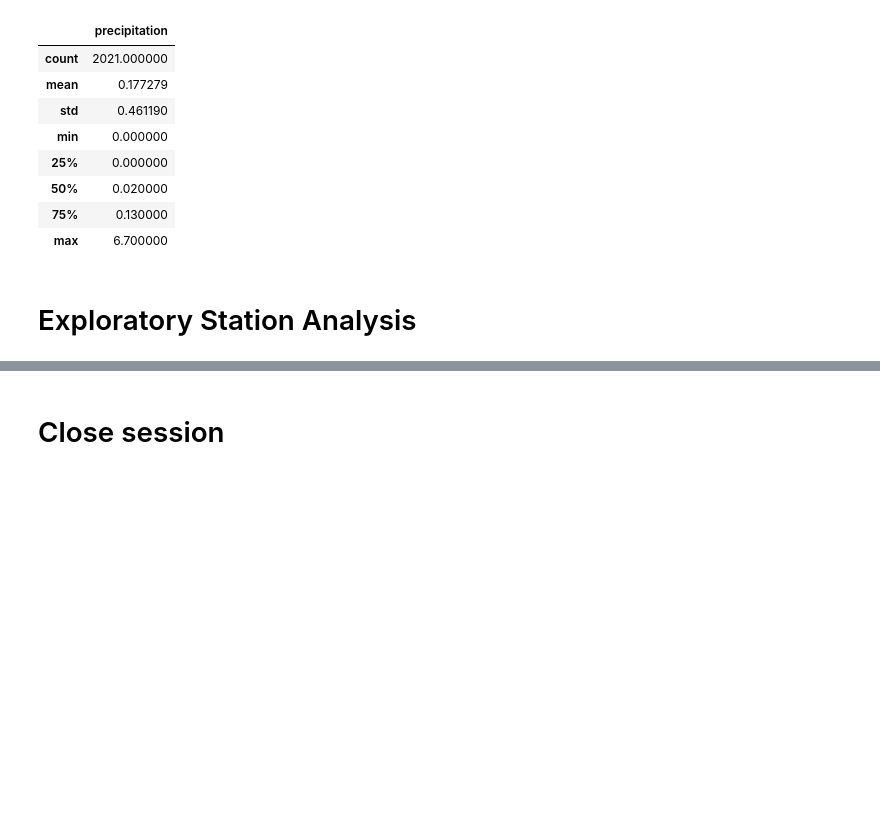
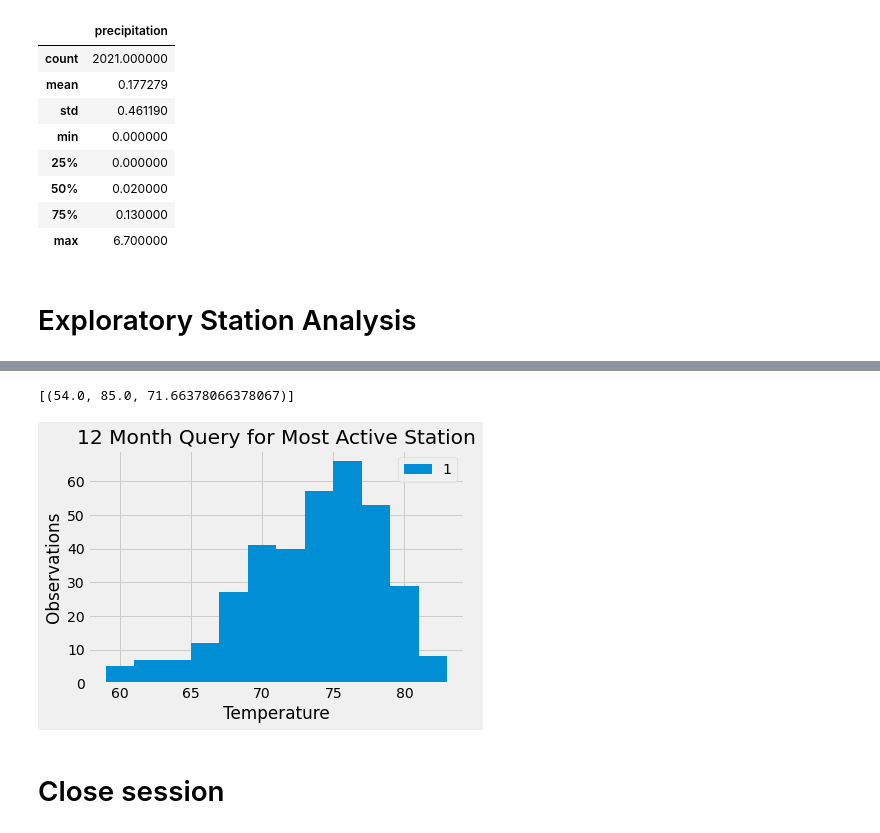
Before and after one commit to sustainedtang/sqlalchemy-challenge, a Jupyter notebook: climate_starter.ipynb, the cells around one changed output, grey strips where cells are left out. Cells and saved outputs as stored; diff of their text form; code cells hidden in the pictures; blank space fills up the shorter version.

```diff
--- a/climate_starter.ipynb
+++ b/climate_starter.ipynb
@@ -116,3 +115,7 @@ Number of stations in dataset: [(19550,)]
 # %%
 # Design a query to find the most active stations (i.e. what stations have the most rows?)
 # List the stations and the counts in descending order.
+Active_Stations = (session.query(Measurement.station, func.count(Measurement.station)).\
+                   group_by(Measurement.station).order_by(func.count(Measurement.station).desc()).all())
+Most_Active = Active_Stations[0][0]
+Active_Stations
@@ -119,8 +132,26 @@ Number of stations in dataset: [(19550,)]
 # %%
 # Using the most active station id from the previous query, calculate the lowest, highest, and average temperature.
+session.query(func.min(Measurement.tobs),
+    func.max(Measurement.tobs),
+    func.avg(Measurement.tobs)).filter(Measurement.station == Most_Active).all()
+# %% [output]
+[(54.0, 85.0, 71.66378066378067)]
 # %%
 # Using the most active station id
 # Query the last 12 months of temperature observation data for this station and plot the results as a histogram
+
+most_active_data = session.query(Measurement.date, Measurement.tobs).\
+    filter(Measurement.date >="2016-08-23").\
+    filter(Measurement.date <="2017-08-23").\
+    filter(Measurement.station == Most_Active).all()
+active_df = pd.DataFrame(most_active_data)
+active_df.plot.hist(bins=12)
+plt.title("12 Month Query for Most Active Station")
+plt.xlabel("Temperature")
+plt.ylabel("Observations")
+plt.savefig("Images/station-histogram.png")
+# %% [output]
+[figure, added]
 # %% [markdown]
 # Close session
 # %%
```
Also changed, not shown: parts of 5 cells of this notebook, 3 other files.
